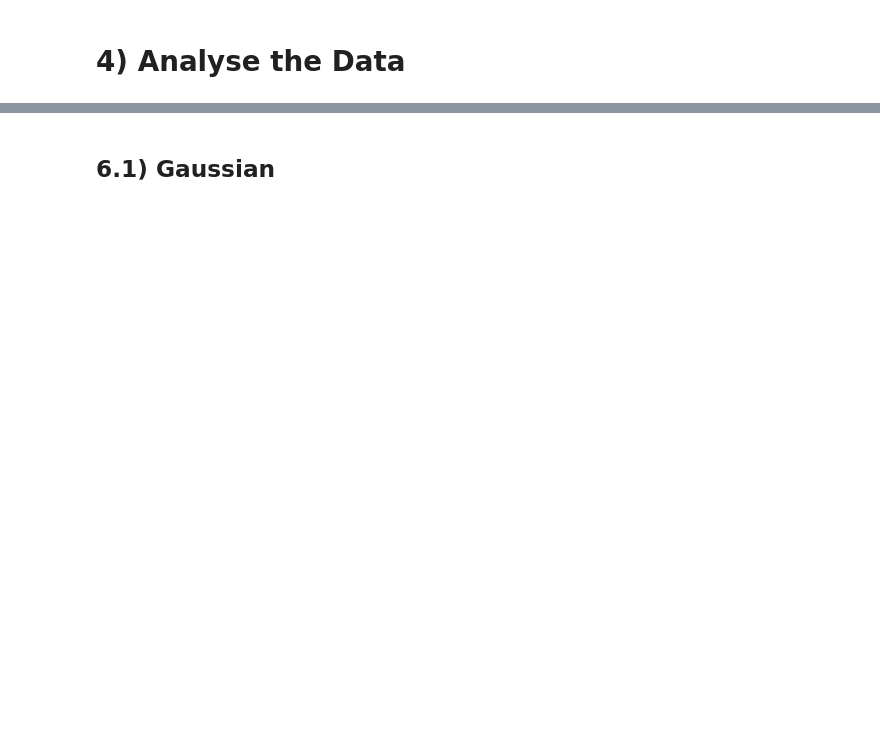
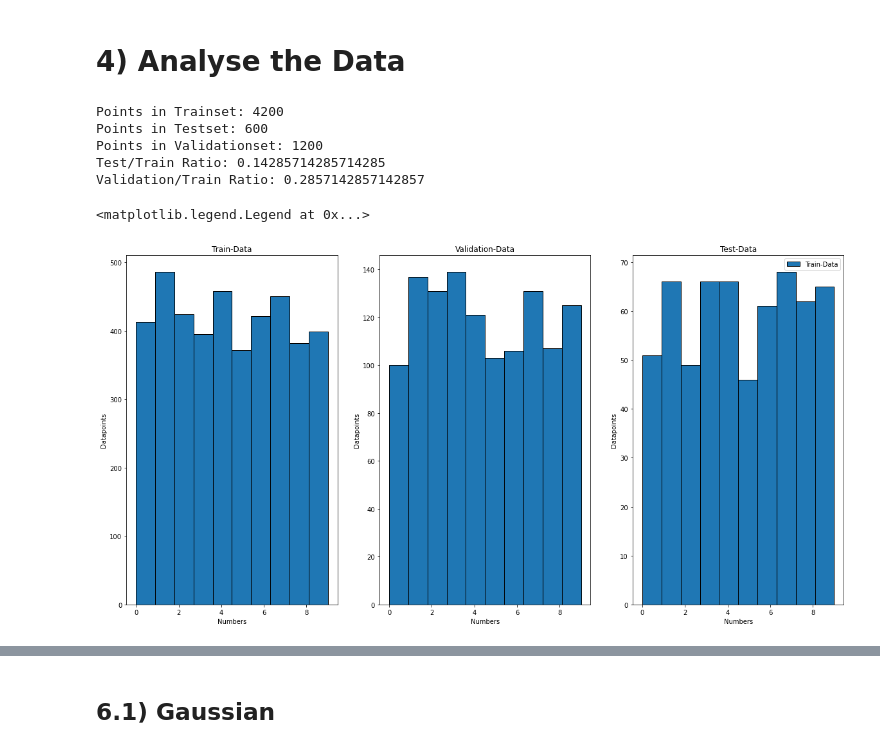
Before and after one commit to Roxxon360/MachineLearningAlgorithms_WS2022, a Jupyter notebook: Ass1-IlyesSeidlWagermaier.ipynb, the cells around one changed output, grey strips where cells are left out. Cells and saved outputs as stored; diff of their text form; code cells hidden in the pictures; blank space fills up the shorter version.

```diff
--- a/Ass1-IlyesSeidlWagermaier.ipynb
+++ b/Ass1-IlyesSeidlWagermaier.ipynb
@@ -61,30 +63,40 @@ plt.show()
 # %%
 print("Points in Trainset: " + str(len(y_train)))
 print("Points in Testset: " + str(len(y_test)))
 print("Points in Validationset: " + str(len(y_val)))
 print("Test/Train Ratio: " + str(len(y_test)/len(y_train)))
 print("Validation/Train Ratio: " + str(len(y_val)/len(y_train)))
 
 plt.figure(1)
 plt.align = "mid"
 
-plt.subplot(1, 2, 1)
-plt.hist(y_train,10,edgecolor="black")
+plt.subplot(1, 3, 1)
+nr_bins = len(set(y_train))
+plt.hist(y_train,edgecolor="black",bins=nr_bins)
 plt.title("Train-Data")
 plt.xlabel("Numbers")
 plt.ylabel("Datapoints")
 
-#plt.subplot(1, 2, 2)
-plt.hist(y_val,10,edgecolor="black")
-plt.title("Validation-Data & Test-Data")
+plt.subplot(1, 3, 2)
+plt.hist(y_val,nr_bins,edgecolor="black")
+plt.title("Validation-Data")
 plt.xlabel("Numbers")
 plt.ylabel("Datapoints")
 
-plt.hist(y_test,10,edgecolor="black")
+plt.subplot(1, 3, 3)
+plt.hist(y_test,nr_bins,edgecolor="black")
 plt.title("Test-Data")
 plt.ylabel("Datapoints")
 plt.xlabel("Numbers")
 
 plt.legend(["Train-Data", "Validation-Data", "Test-Data"])
+# %% [output]
+Points in Trainset: 4200
+Points in Testset: 600
+Points in Validationset: 1200
+Test/Train Ratio: 0.14285714285714285
+Validation/Train Ratio: 0.2857142857142857
+<matplotlib.legend.Legend at 0x...>
+[figure, added]
 # %% [markdown]
 # 5) Decision Tree
```
Also changed, not shown: parts of 15 cells of this notebook.
